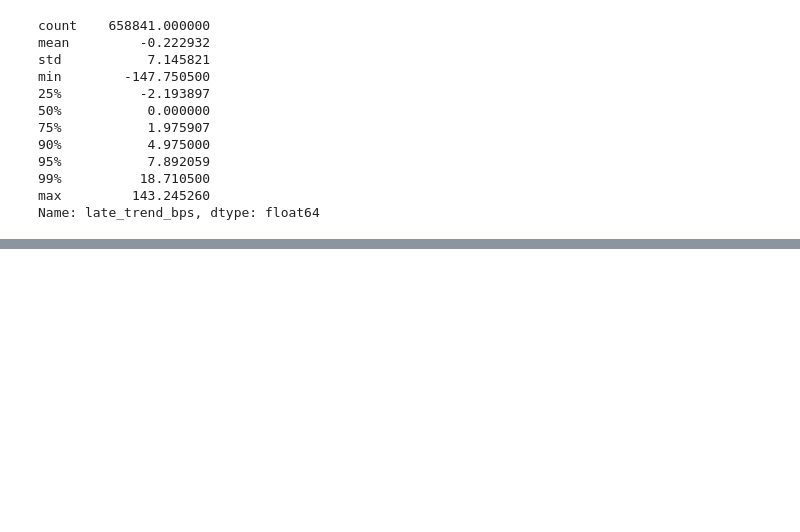
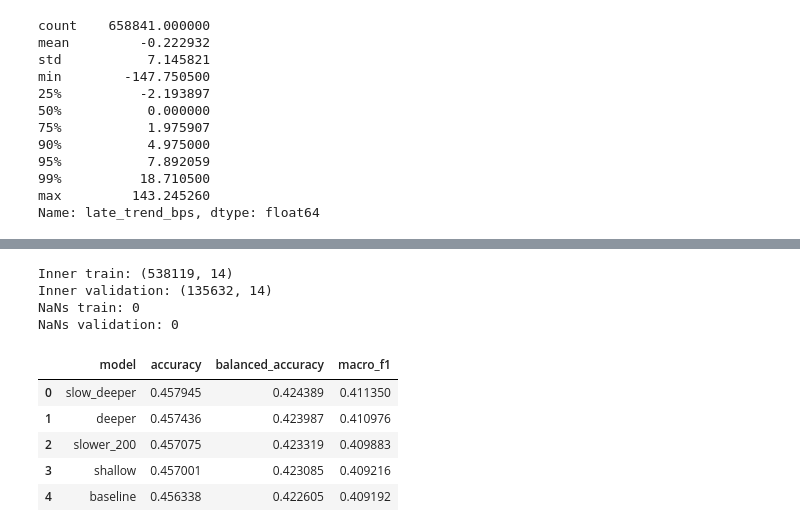
Before and after one commit to ADRIANVM117/data-science-portfolio, a Jupyter notebook: EXAMEN_DL_BOURBAKI/notebooks/04_base_models.ipynb, the cells around one changed output, grey strips where cells are left out. Cells and saved outputs as stored; diff of their text form; code cells hidden in the pictures; blank space fills up the shorter version.

Commit message:
pruebas de modelos baseline

```diff
--- a/EXAMEN_DL_BOURBAKI/notebooks/04_base_models.ipynb
+++ b/EXAMEN_DL_BOURBAKI/notebooks/04_base_models.ipynb
@@ -503,0 +634,73 @@ Name: late_trend_bps, dtype: float64
+# %%
+X_inner_train = inner_train[quant_features].copy()
+X_inner_val = inner_val[quant_features].copy()
+
+y_inner_train = inner_train["reod"].copy()
+y_inner_val = inner_val["reod"].copy()
+
+# Imputación aprendida exclusivamente en inner train
+inner_imputer = SimpleImputer(strategy="median")
+
+X_inner_train_imp = inner_imputer.fit_transform(X_inner_train)
+X_inner_val_imp = inner_imputer.transform(X_inner_val)
+
+print("Inner train:", X_inner_train_imp.shape)
+print("Inner validation:", X_inner_val_imp.shape)
+
+print("NaNs train:", np.isnan(X_inner_train_imp).sum())
+print("NaNs validation:", np.isnan(X_inner_val_imp).sum())
+# %% [output]
+Inner train: (538119, 14)
+Inner validation: (135632, 14)
+NaNs train: 0
+NaNs validation: 0
+# %%
+# baseline
+learning_rate=0.1
+max_iter=100
+max_leaf_nodes=31
+
+# Probemos  estas configuraciones:
+hgb_configs = [
+    {"name": "baseline", "learning_rate": 0.10, "max_iter": 100, "max_leaf_nodes": 31},
+    {"name": "slower_200", "learning_rate": 0.05, "max_iter": 200, "max_leaf_nodes": 31},
+    {"name": "shallow", "learning_rate": 0.10, "max_iter": 100, "max_leaf_nodes": 15},
+    {"name": "deeper", "learning_rate": 0.10, "max_iter": 100, "max_leaf_nodes": 63},
+    {"name": "slow_deeper", "learning_rate": 0.05, "max_iter": 200, "max_leaf_nodes": 63},
+]
+
+results = []
+
+for config in hgb_configs:
+
+    model = HistGradientBoostingClassifier(
+        learning_rate=config["learning_rate"],
+        max_iter=config["max_iter"],
+        max_leaf_nodes=config["max_leaf_nodes"],
+        random_state=42
+    )
+
+    model.fit(X_inner_train_imp, y_inner_train)
+    pred = model.predict(X_inner_val_imp)
+
+    results.append({
+        "model": config["name"],
+        "accuracy": accuracy_score(y_inner_val, pred),
+        "balanced_accuracy": balanced_accuracy_score(y_inner_val, pred),
+        "macro_f1": f1_score(y_inner_val, pred, average="macro")
+    })
+
+tuning_results = (
+    pd.DataFrame(results)
+    .sort_values("accuracy", ascending=False)
+    .reset_index(drop=True)
+)
+
+tuning_results
+# %% [output]
+|  | model | accuracy | balanced_accuracy | macro_f1 |
+| 0 | slow_deeper | 0.457945 | 0.424389 | 0.411350 |
+| 1 | deeper | 0.457436 | 0.423987 | 0.410976 |
+| 2 | slower_200 | 0.457075 | 0.423319 | 0.409883 |
+| 3 | shallow | 0.457001 | 0.423085 | 0.409216 |
+| 4 | baseline | 0.456338 | 0.422605 | 0.409192 |
```
Also changed, not shown: parts of 4 cells of this notebook, 6 other files.
